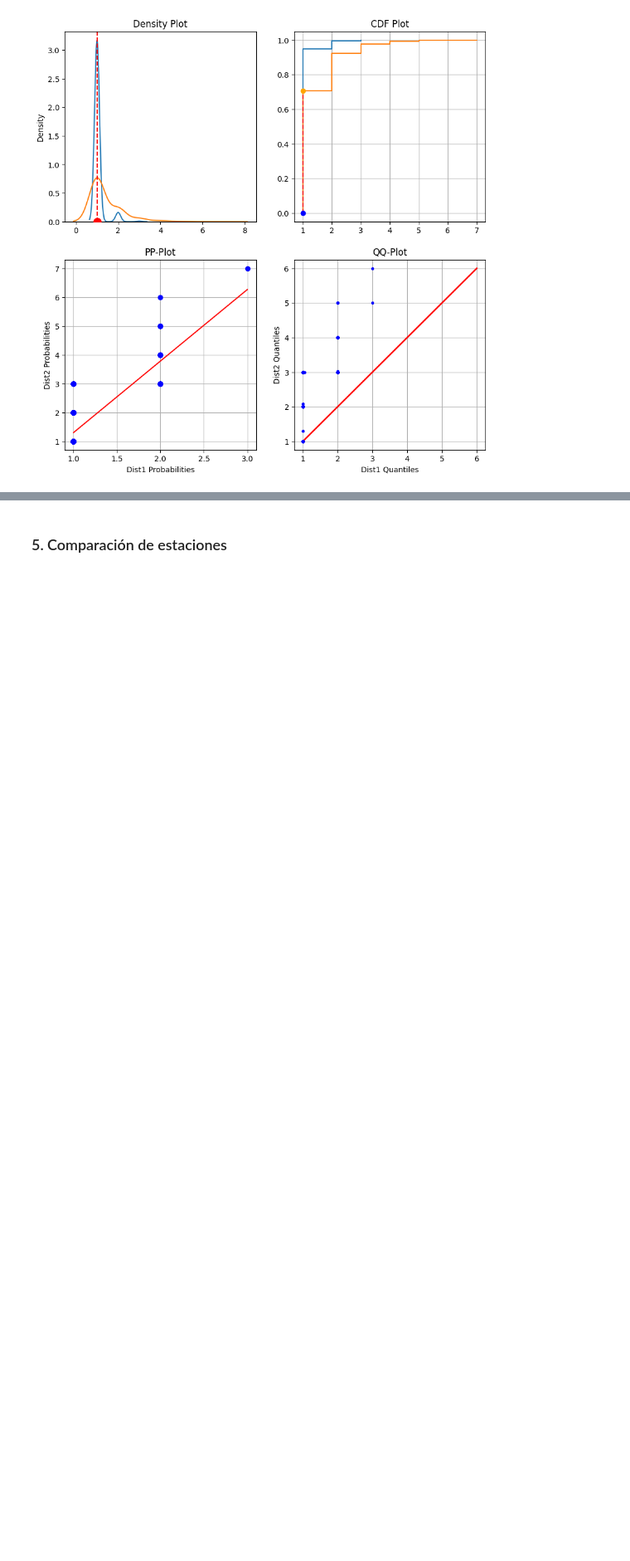
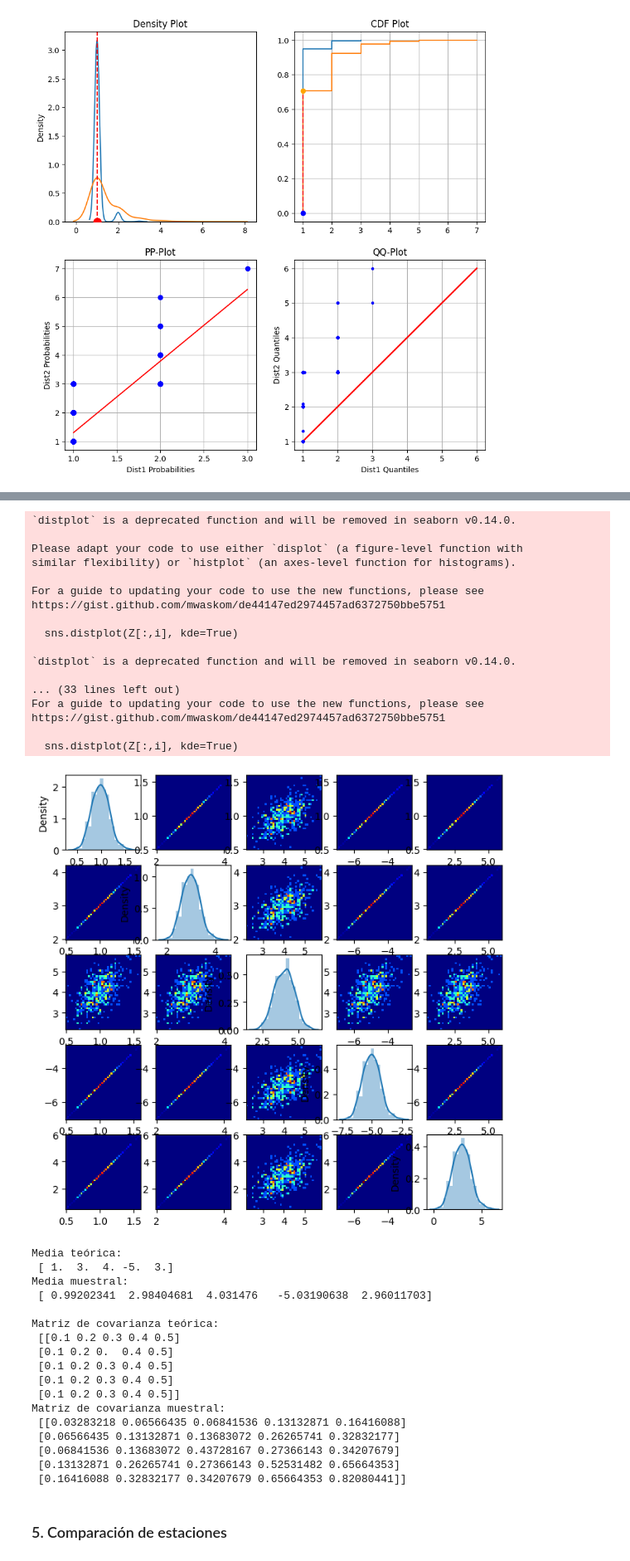
Before and after one commit to Fabiola-cc/IA_lab2, a Jupyter notebook: lab2.ipynb, the cells around one changed output, grey strips where cells are left out. Shown: that part at 83% size. Drawn from its saved outputs; the diff is of its cells as text; code cells hidden in the pictures; blank space fills up the shorter version.

Commit message:
feat: added a multivariate Gaussian distribution for user to write dimension of distribution, average and covariance matrix

```diff
--- a/lab2.ipynb
+++ b/lab2.ipynb
@@ -152,3 +186,76 @@ KstestResult(statistic=np.float64(0.241), pvalue=np.float64(6.914010091642317e-2
+# %%
+import numpy as np
+import pandas as pd
+import seaborn as sns
+import matplotlib.pyplot as plt
+
+# Parámetros de la distribución
+d = int(input("Ingrese la dimensión de la distribución (d ≥ 4): "))
+
+# Solicitar el vector de medias
+mu = np.array([float(input(f"Ingrese la media para X{i+1}: ")) for i in range(d)])
+
+# Solicitar la matriz de covarianza
+sig0 = np.array([list(map(float, input(f"Ingrese la matriz de covarianza fila por fila (separando valores con espacios) - Fila {i+1}: ").split())) for i in range(d)])
+
+
+# Generar una muestra aleatoria
+Z = np.random.multivariate_normal(mu, sig0, size=500)
+
+plt.figure(figsize=(8,8))
+for i in range(0, d):
+    for j in range(0, d):
+        plt.subplot(d, d, d*i+j+1)
+        if (i==j):
+            sns.distplot(Z[:,i], kde=True)
+        else:
+            plt.hist2d(Z[:,j], Z[:,i], bins=(40,40), cmap=plt.cm.jet)
+plt.show()
+
+mu_muestra = np.mean(Z, axis=0)
+Sigma_muestra = np.cov(Z, rowvar=False)
+
+# Comparar con los valores teóricos
+print("Media teórica:\n", mu)
+print("Media muestral:\n", mu_muestra)
+print("\nMatriz de covarianza teórica:\n", sig0)
+print("Matriz de covarianza muestral:\n", Sigma_muestra)
+# %% [output]
+`distplot` is a deprecated function and will be removed in seaborn v0.14.0.
+
+Please adapt your code to use either `displot` (a figure-level function with
+similar flexibility) or `histplot` (an axes-level function for histograms).
+
+For a guide to updating your code to use the new functions, please see
+https://gist.github.com/mwaskom/de44147ed2974457ad6372750bbe5751
+
+  sns.distplot(Z[:,i], kde=True)
+
+`distplot` is a deprecated function and will be removed in seaborn v0.14.0.
+
+... (33 lines left out)
+For a guide to updating your code to use the new functions, please see
+https://gist.github.com/mwaskom/de44147ed2974457ad6372750bbe5751
+
+  sns.distplot(Z[:,i], kde=True)
+[figure, added]
+Media teórica:
+ [ 1.  3.  4. -5.  3.]
+Media muestral:
+ [ 0.99202341  2.98404681  4.031476   -5.03190638  2.96011703]
+
+Matriz de covarianza teórica:
+ [[0.1 0.2 0.3 0.4 0.5]
+ [0.1 0.2 0.  0.4 0.5]
+ [0.1 0.2 0.3 0.4 0.5]
+ [0.1 0.2 0.3 0.4 0.5]
+ [0.1 0.2 0.3 0.4 0.5]]
+Matriz de covarianza muestral:
+ [[0.03283218 0.06566435 0.06841536 0.13132871 0.16416088]
+ [0.06566435 0.13132871 0.13683072 0.26265741 0.32832177]
+ [0.06841536 0.13683072 0.43728167 0.27366143 0.34207679]
+ [0.13132871 0.26265741 0.27366143 0.52531482 0.65664353]
+ [0.16416088 0.32832177 0.34207679 0.65664353 0.82080441]]
 # %% [markdown]
 ### 5. Comparación de estaciones
 # %%
```
Also changed, not shown: parts of 3 cells of this notebook.
